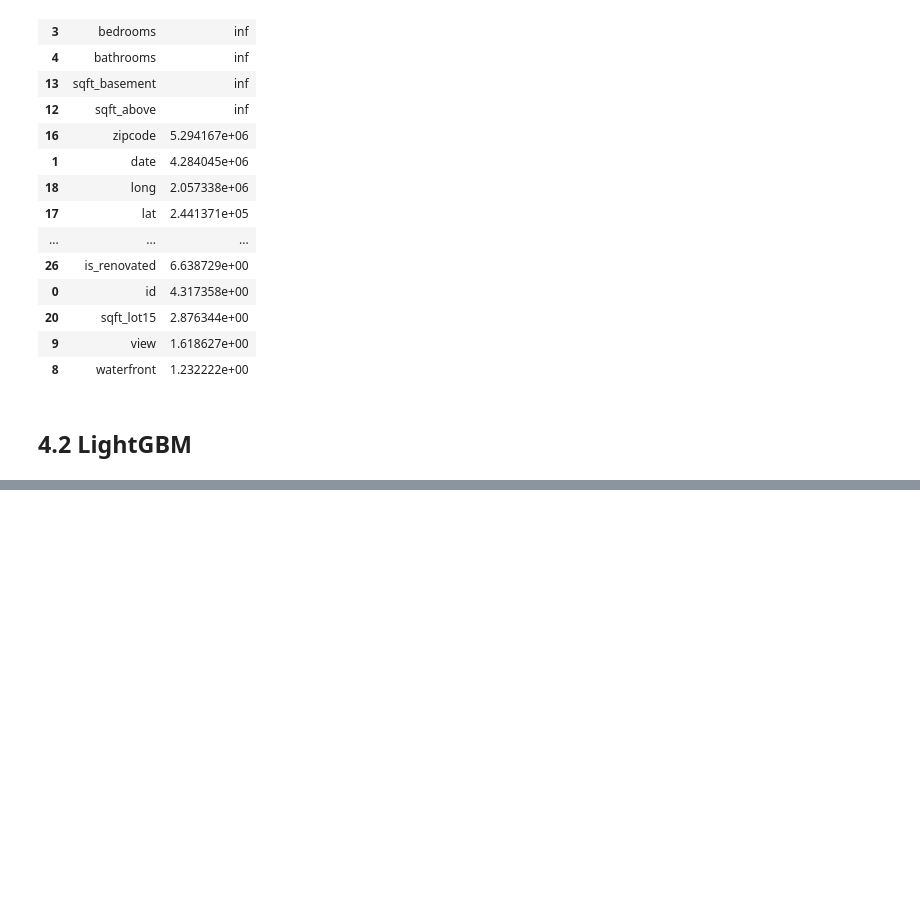
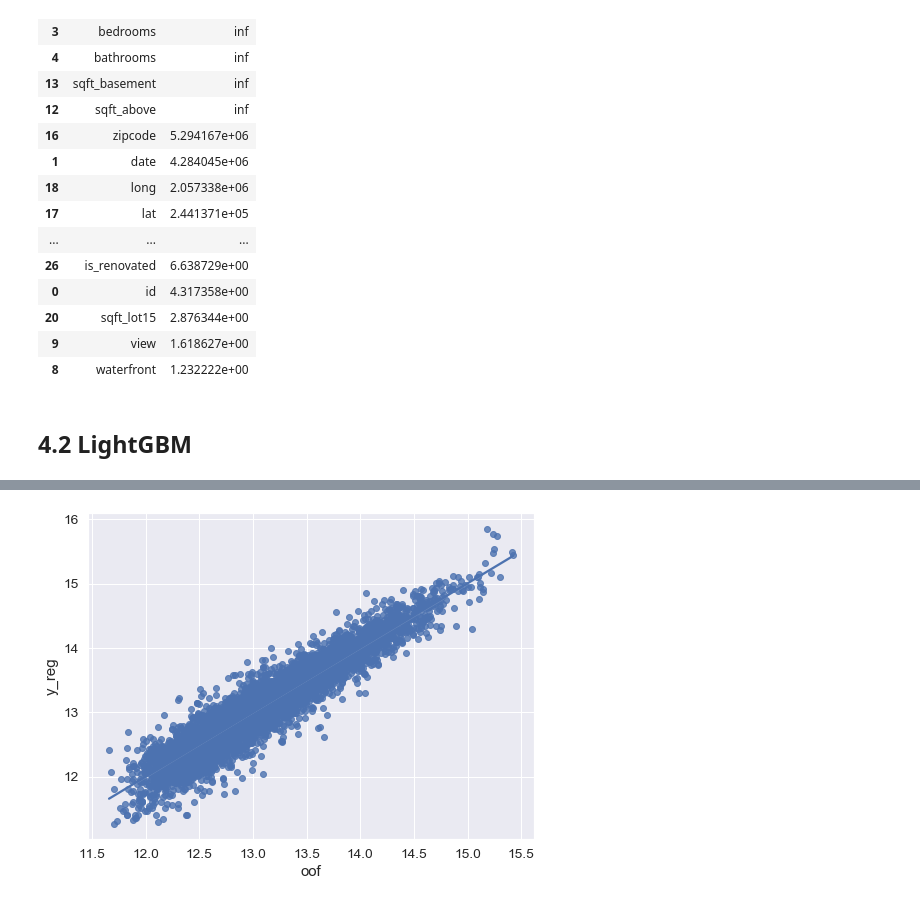
Before and after one commit to hyunji-ok/KAGGLE-Study, a Jupyter notebook: practice1/House Price Prediction.ipynb, the cells around one changed output, grey strips where cells are left out. Drawn from its saved outputs; the diff is of its cells as text; code cells hidden in the pictures; blank space fills up the shorter version.

```diff
--- a/practice1/House Price Prediction.ipynb
+++ b/practice1/House Price Prediction.ipynb
@@ -504,0 +541,10 @@ ModuleNotFoundError: No module named 'lightgbm'
+# %%
+df_oof = pd.DataFrame(oof)
+df_y_reg = pd.DataFrame(y_reg)
+
+data = pd.concat([df_oof, df_y_reg], axis=1)
+data.columns = ['oof','y_reg']
+f, ax = plt.subplots(figsize=(8, 6))
+fig = sns.regplot(x='oof', y="y_reg", data=data)
+# %% [output]
+[figure, added]
```
Also changed, not shown: parts of 21 cells of this notebook, 2 other files.
